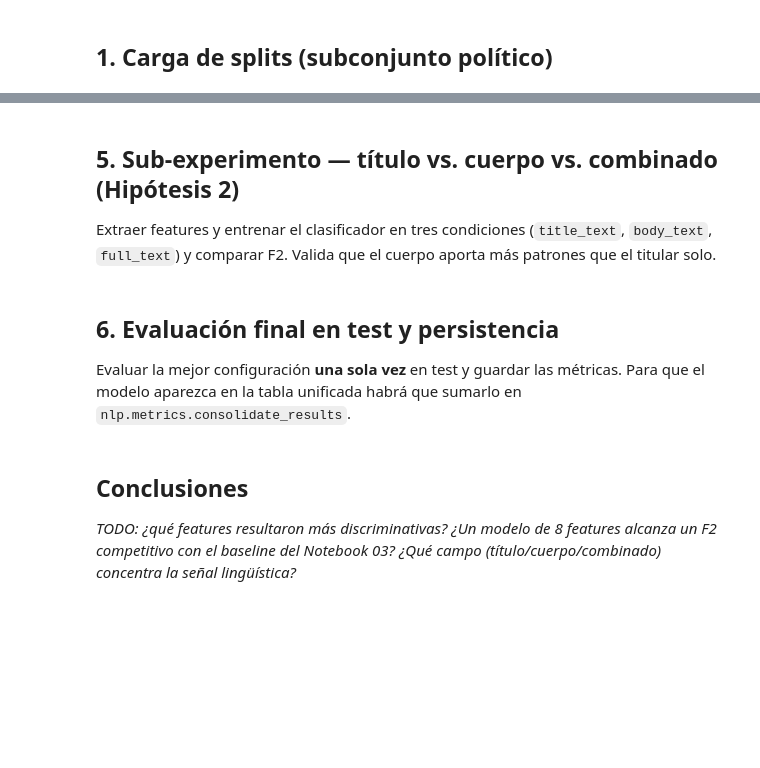
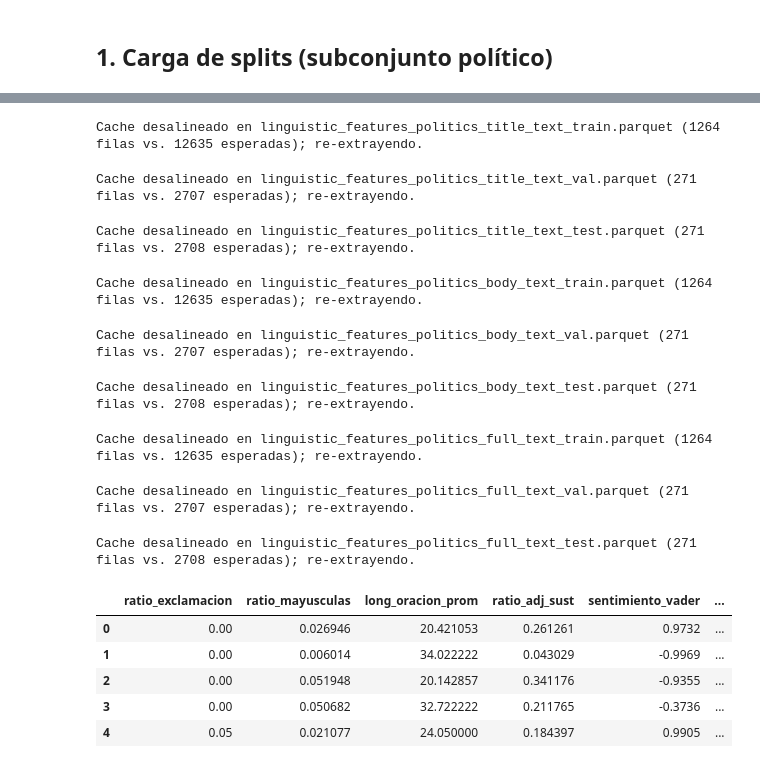
Before and after one commit to gcandisano/nlp, a Jupyter notebook: notebooks/04_linguistic_features.ipynb, the cells around one changed output, grey strips where cells are left out. Saved outputs shown, nothing was run; the diff lists cells and outputs as text; code cells hidden in the pictures; blank space fills up the shorter version.

```diff
--- a/notebooks/04_linguistic_features.ipynb
+++ b/notebooks/04_linguistic_features.ipynb
@@ -40,0 +69,16 @@ train.shape, val.shape, test.shape
+# %%
+source_decision = load_source_normalization_decision(SOURCE_ABLATION_DECISION)
+normalize_source = source_decision["use_source_normalization"]
+
+if normalize_source:
+    print(
+        f"Normalizar fuentes en extracción "
+        f"(caída F2 val = {source_decision['f2_drop']:.3f} "
+        f"≥ {source_decision['threshold']})."
+    )
+else:
+    print(
+        f"Texto original en extracción "
+        f"(caída F2 val = {source_decision['f2_drop']:.3f} "
+        f"< {source_decision['threshold']})."
+    )
@@ -95,5 +103,0 @@ Es el **resultado lingüístico central** del experimento.
-# %% [markdown]
-## 5. Sub-experimento — título vs. cuerpo vs. combinado (Hipótesis 2)
-
-Extraer features y entrenar el clasificador en tres condiciones (`title_text`, `body_text`,
-`full_text`) y comparar F2. Valida que el cuerpo aporta más patrones que el titular solo.
@@ -103,5 +103,0 @@ Extraer features y entrenar el clasificador en tres condiciones (`title_text`, `
-# %% [markdown]
-## 6. Evaluación final en test y persistencia
-
-Evaluar la mejor configuración **una sola vez** en test y guardar las métricas. Para que el
-modelo aparezca en la tabla unificada habrá que sumarlo en `nlp.metrics.consolidate_results`.
@@ -113,6 +104,37 @@ modelo aparezca en la tabla unificada habrá que sumarlo en `nlp.metrics.consoli
-# %% [markdown]
-## Conclusiones
-
-_TODO: ¿qué features resultaron más discriminativas? ¿Un modelo de 8 features alcanza un F2
-competitivo con el baseline del Notebook 03? ¿Qué campo (título/cuerpo/combinado) concentra
-la señal lingüística?_
+# %%
+nlp = spacy.load("en_core_web_sm")
+vader = SentimentIntensityAnalyzer()
+
+splits = {"train": train, "val": val, "test": test}
+feature_store: dict[str, dict[str, pd.DataFrame]] = {}
+
+for field in TEXT_FIELDS:
+    feature_store[field] = {}
+    for split_name, split_df in splits.items():
+        feature_store[field][split_name] = load_or_extract_features(
+            split_df,
+            field,
+            DATASET_SCOPE,
+            split_name,
+            normalize_source=normalize_source,
+            nlp=nlp,
+            vader=vader,
+        )
+
+feature_store["full_text"]["train"].head()
+# %% [output]
+Cache desalineado en linguistic_features_politics_title_text_train.parquet (1264 filas vs. 12635 esperadas); re-extrayendo.
+Cache desalineado en linguistic_features_politics_title_text_val.parquet (271 filas vs. 2707 esperadas); re-extrayendo.
+Cache desalineado en linguistic_features_politics_title_text_test.parquet (271 filas vs. 2708 esperadas); re-extrayendo.
+Cache desalineado en linguistic_features_politics_body_text_train.parquet (1264 filas vs. 12635 esperadas); re-extrayendo.
+Cache desalineado en linguistic_features_politics_body_text_val.parquet (271 filas vs. 2707 esperadas); re-extrayendo.
+Cache desalineado en linguistic_features_politics_body_text_test.parquet (271 filas vs. 2708 esperadas); re-extrayendo.
+Cache desalineado en linguistic_features_politics_full_text_train.parquet (1264 filas vs. 12635 esperadas); re-extrayendo.
+Cache desalineado en linguistic_features_politics_full_text_val.parquet (271 filas vs. 2707 esperadas); re-extrayendo.
+Cache desalineado en linguistic_features_politics_full_text_test.parquet (271 filas vs. 2708 esperadas); re-extrayendo.
+|  | ratio_exclamacion | ratio_mayusculas | long_oracion_prom | ratio_adj_sust | sentimiento_vader | ... |
+| 0 | 0.00 | 0.026946 | 20.421053 | 0.261261 | 0.9732 | ... |
+| 1 | 0.00 | 0.006014 | 34.022222 | 0.043029 | -0.9969 | ... |
+| 2 | 0.00 | 0.051948 | 20.142857 | 0.341176 | -0.9355 | ... |
+| 3 | 0.00 | 0.050682 | 32.722222 | 0.211765 | -0.3736 | ... |
+| 4 | 0.05 | 0.021077 | 24.050000 | 0.184397 | 0.9905 | ... |
```
Also changed, not shown: parts of 24 cells of this notebook, 9 other files.
